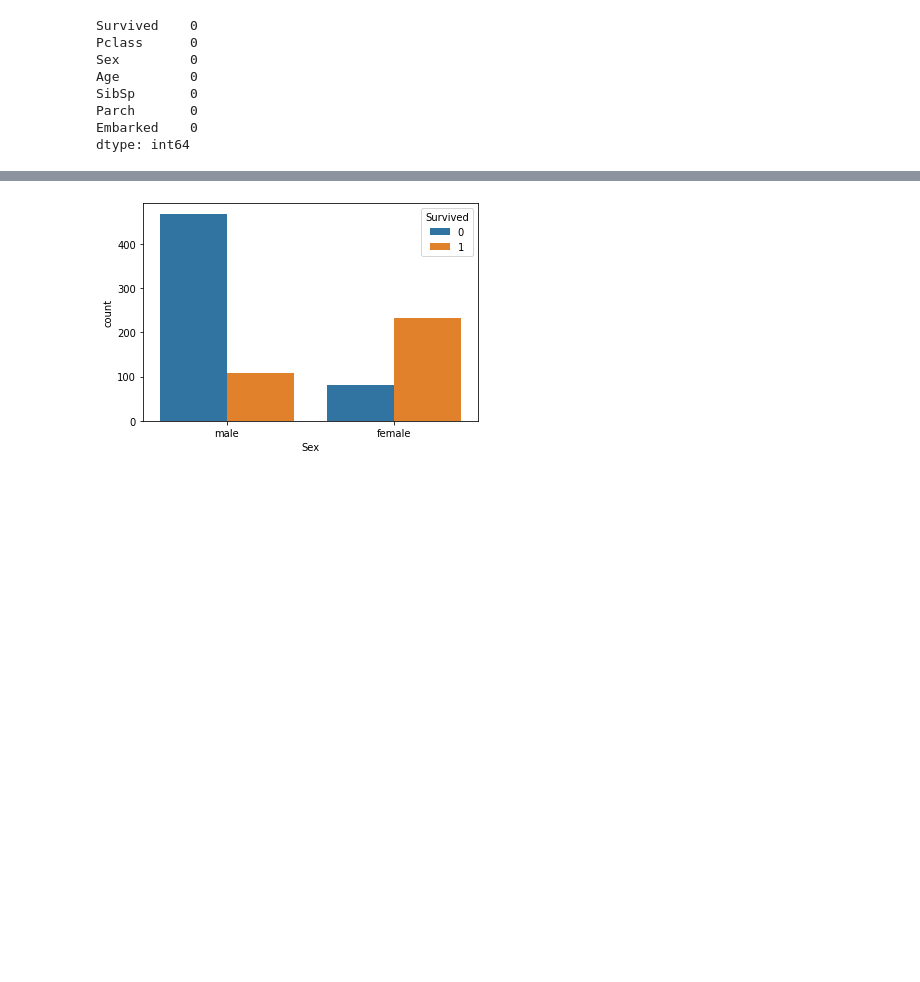
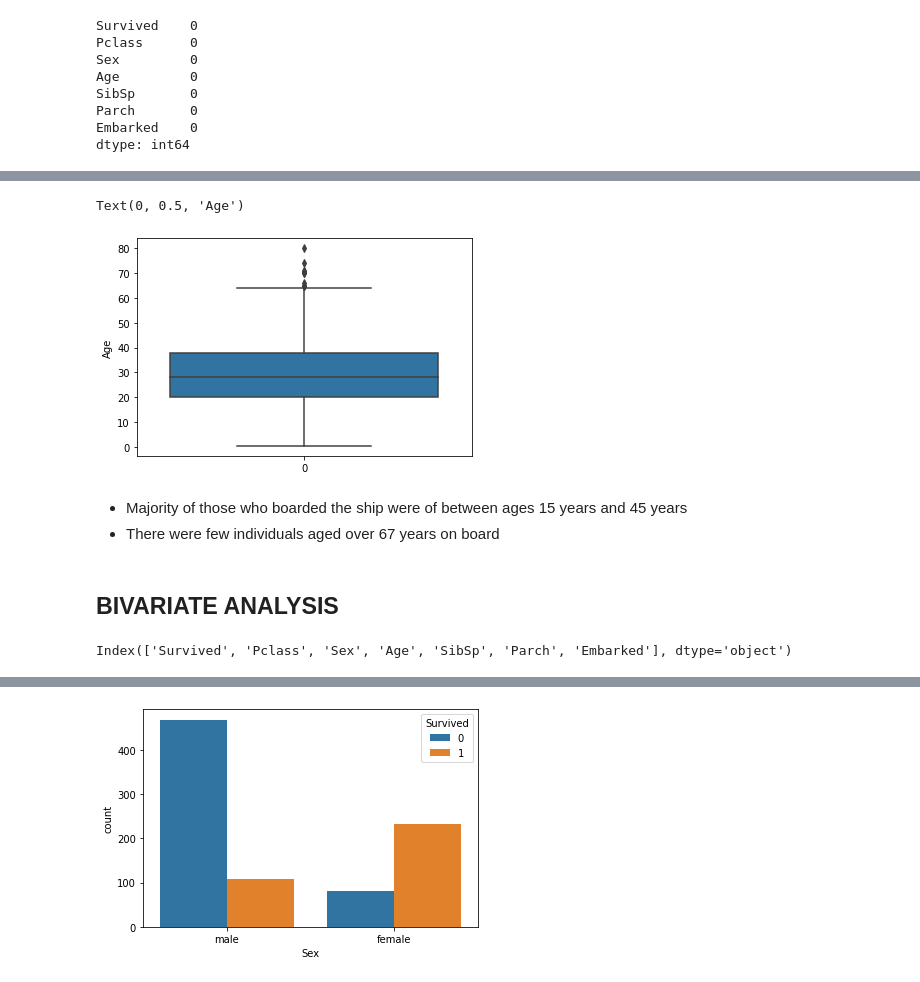
Before and after one commit to qadipo/Using-KNN-Naive-Bayes, a Jupyter notebook: Using_KNN_to_Predict_Survival_on_the_Titanic_Dataset.ipynb, the cells around one changed output, grey strips where cells are left out. Drawn from its saved outputs; the diff is of its cells as text; code cells hidden in the pictures; blank space fills up the shorter version.

```diff
--- a/Using_KNN_to_Predict_Survival_on_the_Titanic_Dataset.ipynb
+++ b/Using_KNN_to_Predict_Survival_on_the_Titanic_Dataset.ipynb
@@ -173,0 +260,16 @@ train = train.drop(['Age'], axis=1)
+# %%
+# Checking for outliers
+sns.boxplot(data = train['Age'],orient="v")
+plt.ylabel("Age")
+# %% [output]
+Text(0, 0.5, 'Age')
+[figure, added]
+# %% [markdown]
+* Majority of those who boarded the ship were of between ages 15 years and 45 years
+* There were few individuals aged over 67 years on board
+# %% [markdown]
+## BIVARIATE ANALYSIS
+# %%
+train.columns
+# %% [output]
+Index(['Survived', 'Pclass', 'Sex', 'Age', 'SibSp', 'Parch', 'Embarked'], dtype='object')
```
Also changed, not shown: parts of 54 cells of this notebook.
